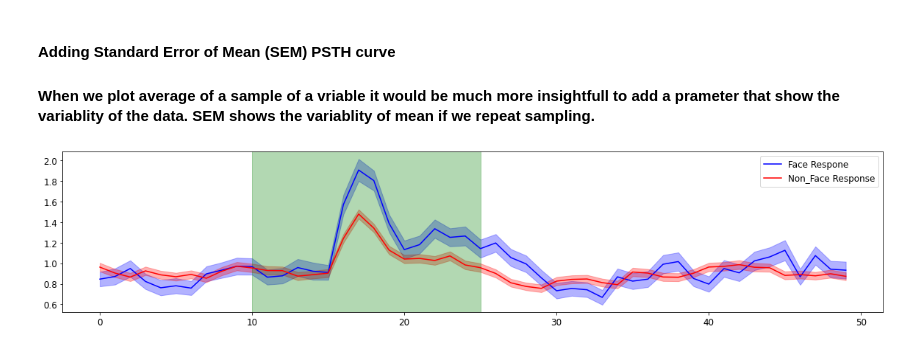
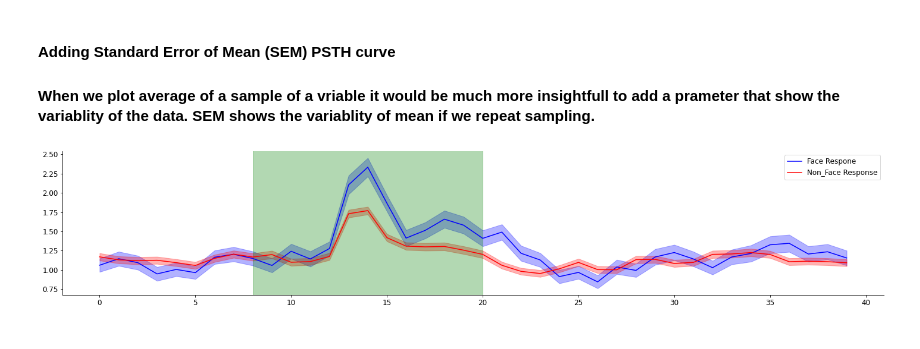
Before and after one commit to MiladQolami/Neural-Data-Analysis, a Jupyter notebook: MainCode.ipynb, the cells around one changed output. Cells and saved outputs as stored; diff of their text form; code cells hidden in the pictures.

```diff
--- a/MainCode.ipynb
+++ b/MainCode.ipynb
@@ -47,9 +47,8 @@ import ipywidgets as widgets
 
 plt.rcParams['figure.figsize'] = [20, 4]
 plt.rcParams['font.size'] = 12
-# rcParams['axes.spines.top'] = False
-# rcParams['axes.spines.right'] = False
-# rcParams['figure.autolayout'] = True
+plt.rcParams['axes.spines.top'] = False
+plt.rcParams['axes.spines.right'] = False
 # %%
 spike_data = sio.loadmat('BasicNeuralDataAnalysis/SpikeTrianVisualization/SpikesIT.mat')
 
@@ -205,32 +204,32 @@ interactive(children=(SelectionSlider(description='Bin_size', options=(1, 10, 25
 # First binning the spikes of two conditions again
 def binning_spikes(Bin_size):
   binned_face_spikes = np.empty([face_spikes.shape[0],int(face_spikes.shape[1]/Bin_size)])
   for trial_i in range(face_spikes.shape[0]):
     histi,_ = np.histogram(np.argwhere(face_spikes[trial_i,:]),bins = np.arange(start = 0,stop = trial_length +Bin_size, step = Bin_size))
     binned_face_spikes[trial_i,:] = histi
   binned_non_face_spikes = np.empty([non_face_spikes.shape[0],int(face_spikes.shape[1]/Bin_size)])
   for trial_j in range(non_face_spikes.shape[0]):
     histj,_ = np.histogram(np.argwhere(non_face_spikes[trial_j,:]),bins = np.arange(start = 0,stop = trial_length +Bin_size, step = Bin_size))
     binned_non_face_spikes[trial_j,:] = histj
   return binned_face_spikes,binned_non_face_spikes
 
-Bin_size = 20
+Bin_size = 25
 
 binned_face_spikes,binned_non_face_spikes = binning_spikes(Bin_size)
 
 face_resp = binned_face_spikes.mean(0)
 non_face_resp = binned_non_face_spikes.mean(0)
 # Culculating Standard Error of Mean (SEM)
 face_SEM = np.std(binned_face_spikes,0) / np.sqrt(binned_face_spikes.shape[0])
 non_face_SEM = np.std(binned_non_face_spikes,0) / np.sqrt(binned_non_face_spikes.shape[0])
 
 fig,ax = plt.subplots()
 ax.plot(face_resp,color = 'b',label = 'Face Respone')
 ax.fill_between(np.arange(len(face_resp)), face_resp+face_SEM,face_resp-face_SEM,color = 'b',alpha = .3)
 ax.plot(non_face_resp,color = 'r',label = 'Non_Face Response')
 ax.fill_between(np.arange(len(non_face_resp)), non_face_resp+non_face_SEM,non_face_resp-non_face_SEM,color = 'r',alpha = .3)
 ax.axvspan(200/Bin_size,500/Bin_size,0,np.max(binned_face_spikes.mean(0))*10,color = 'green',alpha=.3)
 plt.legend(loc="upper right")
 plt.show()
 # %% [output]
-[figure, old version]
+[figure, new version]
```
Also changed, not shown: parts of 4 cells of this notebook.
